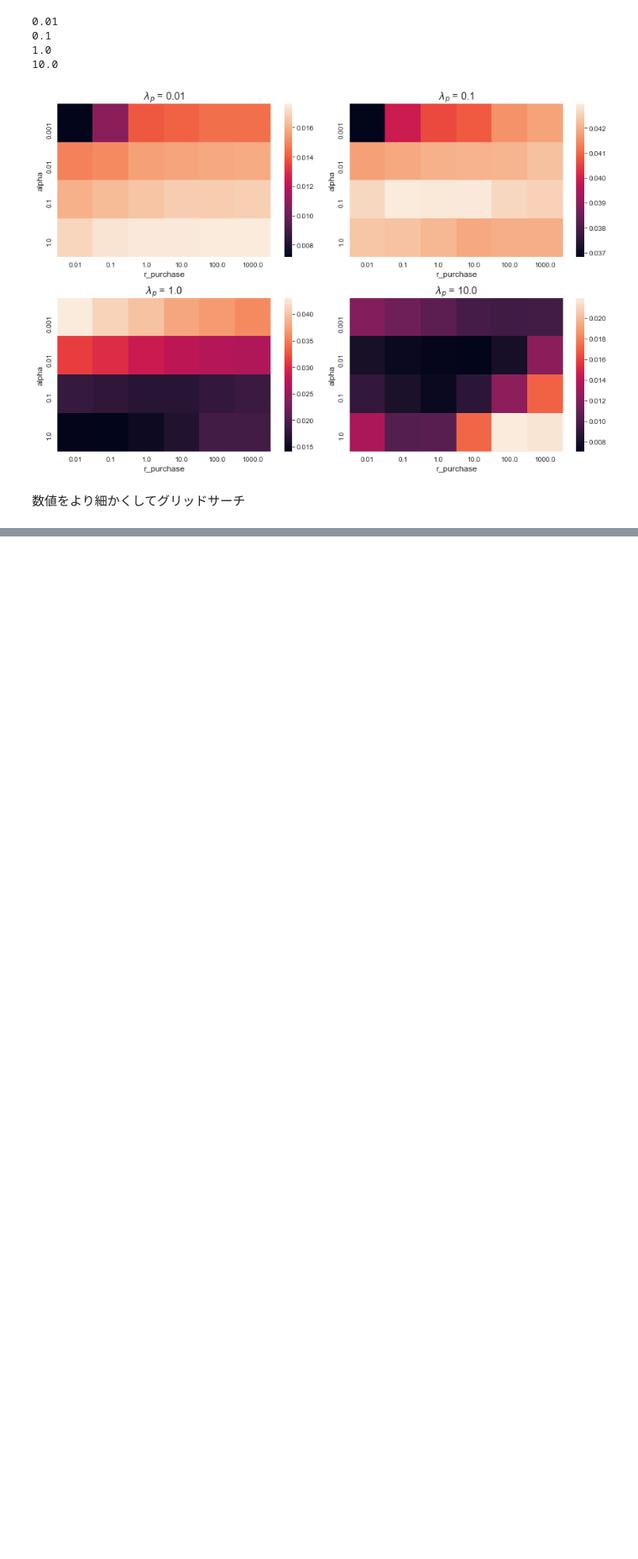
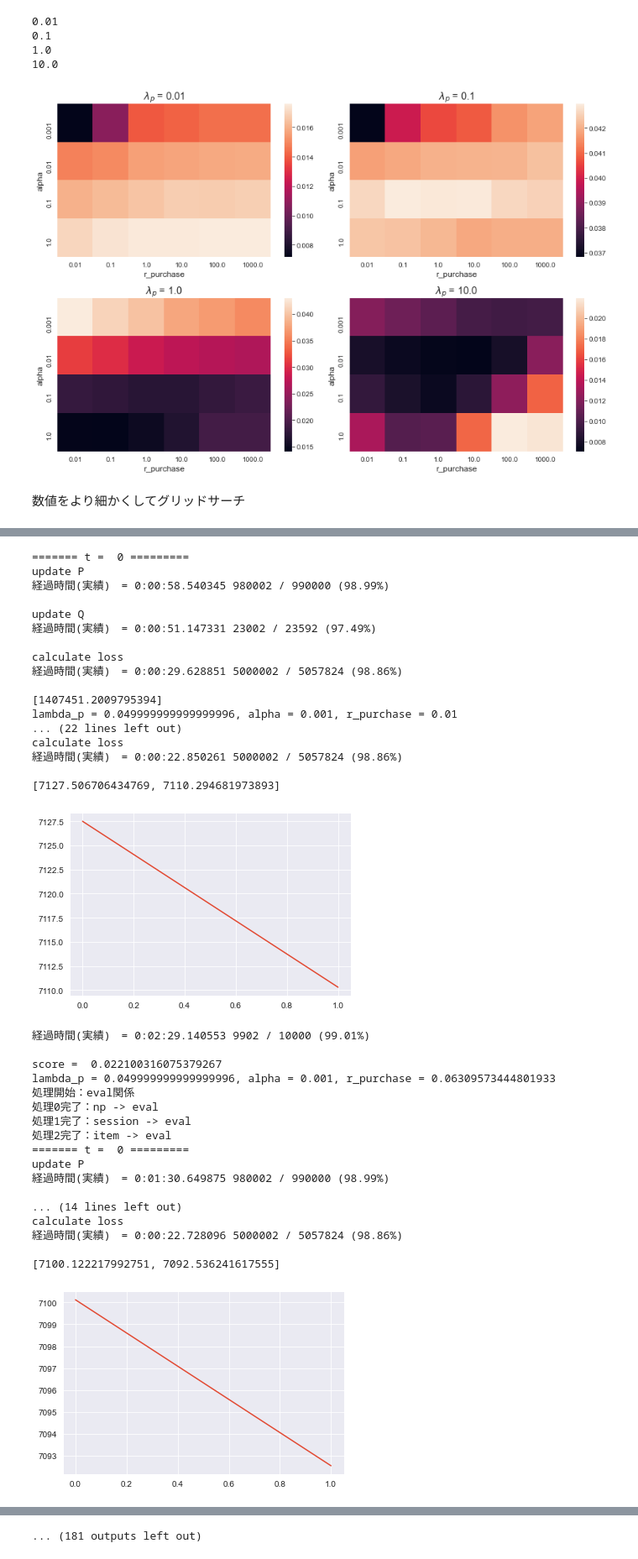
Before and after one commit to mitsutaka28/RecSys2022, a Jupyter notebook: nonaka/model2/model2-1.ipynb, the cells around one changed output, grey strips where cells are left out. Shown at 84% size. Drawn from its saved outputs; the diff is of its cells as text; code cells hidden in the pictures; blank space fills up the shorter version.

```diff
--- a/nonaka/model2/model2-1.ipynb
+++ b/nonaka/model2/model2-1.ipynb
@@ -713,0 +1120,75 @@ print(lambda_p_list)
+# %%
+num_iteration = 20
+threshold_break = 0.005 # lossの改善が0.5%以下になったらbreak
+k_dim = 100
+
+#model = matrix_factorization(df_R_train, df_item_features, k_dim, alpha = alpha_start, r_purchase = r_purchase_start, \
+                             #lambda_p = lambda_p_start, lambda_q = lambda_p_start)
+
+# path_data_temp = r'C:\Users\yota-\Desktop\study\mystudy\recsys\dressipi_recsys2022\data\temp'
+# model.df_P = pd.read_pickle(path_data_temp + r'\df_P_IMF_k' + str(k_dim) + r'.pkl')
+# model.df_Q = pd.read_pickle(path_data_temp + r'\df_Q_IMF_k' + str(k_dim) + r'.pkl')
+# model.df_P = df_P_rec
+# model.df_Q = df_Q_rec
+model.update(10, threshold_break)
+
+score_list_list = []
+
+df_score = pd.DataFrame(columns = ["lambda_p", "alpha", "r_purchase", "score"])
+idx_param = 0
+
+for lambda_p in lambda_p_list:
+    for alpha in alpha_list:
+        for r_purchase in r_purchase_list:
+            print("lambda_p = {:0}, alpha = {:1}, r_purchase = {:2}".format(lambda_p, alpha, r_purchase))
+            model.reset_params(alpha, r_purchase, lambda_p = lambda_p, lambda_q = lambda_p)
+
+            loss_list = model.update(num_iteration, threshold_break)
+            if len(loss_list) > 1:
+                plt.plot(range(len(loss_list)), loss_list)
+                plt.show()
+
+            # スコアの算出
+            df_y_pred = model.predict_items(df_X_valid, df_candidate_items)
+            score = mean_reciprocal_rank(df_y_valid, df_y_pred)
+
+            df_score.loc[idx_param] = [lambda_p, alpha, r_purchase, score]
+            print("score = ", score)
+            idx_param += 1
+# %% [output]
+======= t =  0 =========
+update P
+経過時間(実績)　= 0:00:58.540345 980002 / 990000 (98.99%)
+
+update Q
+経過時間(実績)　= 0:00:51.147331 23002 / 23592 (97.49%)
+
+calculate loss
+経過時間(実績)　= 0:00:29.628851 5000002 / 5057824 (98.86%)
+
+[1407451.2009795394]
+lambda_p = 0.049999999999999996, alpha = 0.001, r_purchase = 0.01
+... (22 lines left out)
+calculate loss
+経過時間(実績)　= 0:00:22.850261 5000002 / 5057824 (98.86%)
+
+[7127.506706434769, 7110.294681973893]
+[figure, added]
+経過時間(実績)　= 0:02:29.140553 9902 / 10000 (99.01%)
+
+score =  0.022100316075379267
+lambda_p = 0.049999999999999996, alpha = 0.001, r_purchase = 0.06309573444801933
+処理開始：eval関係
+処理0完了：np -> eval
+処理1完了：session -> eval
+処理2完了：item -> eval
+======= t =  0 =========
+update P
+経過時間(実績)　= 0:01:30.649875 980002 / 990000 (98.99%)
+
+... (14 lines left out)
+calculate loss
+経過時間(実績)　= 0:00:22.728096 5000002 / 5057824 (98.86%)
+
+[7100.122217992751, 7092.536241617555]
+[figure, added]
@@ -713,0 +1267 @@ print(lambda_p_list)
+... (181 outputs left out)
```
Also changed, not shown: parts of 29 cells of this notebook.
